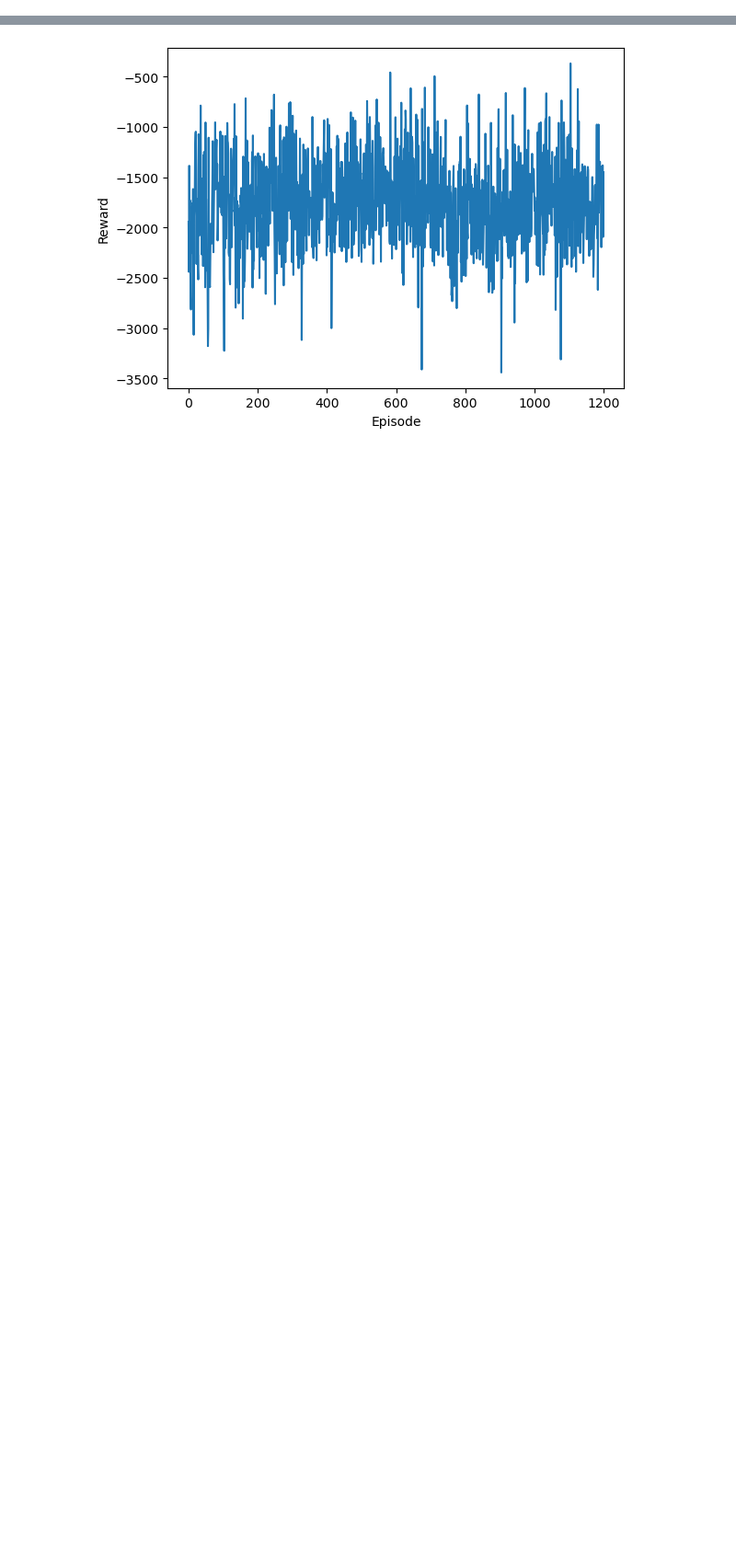
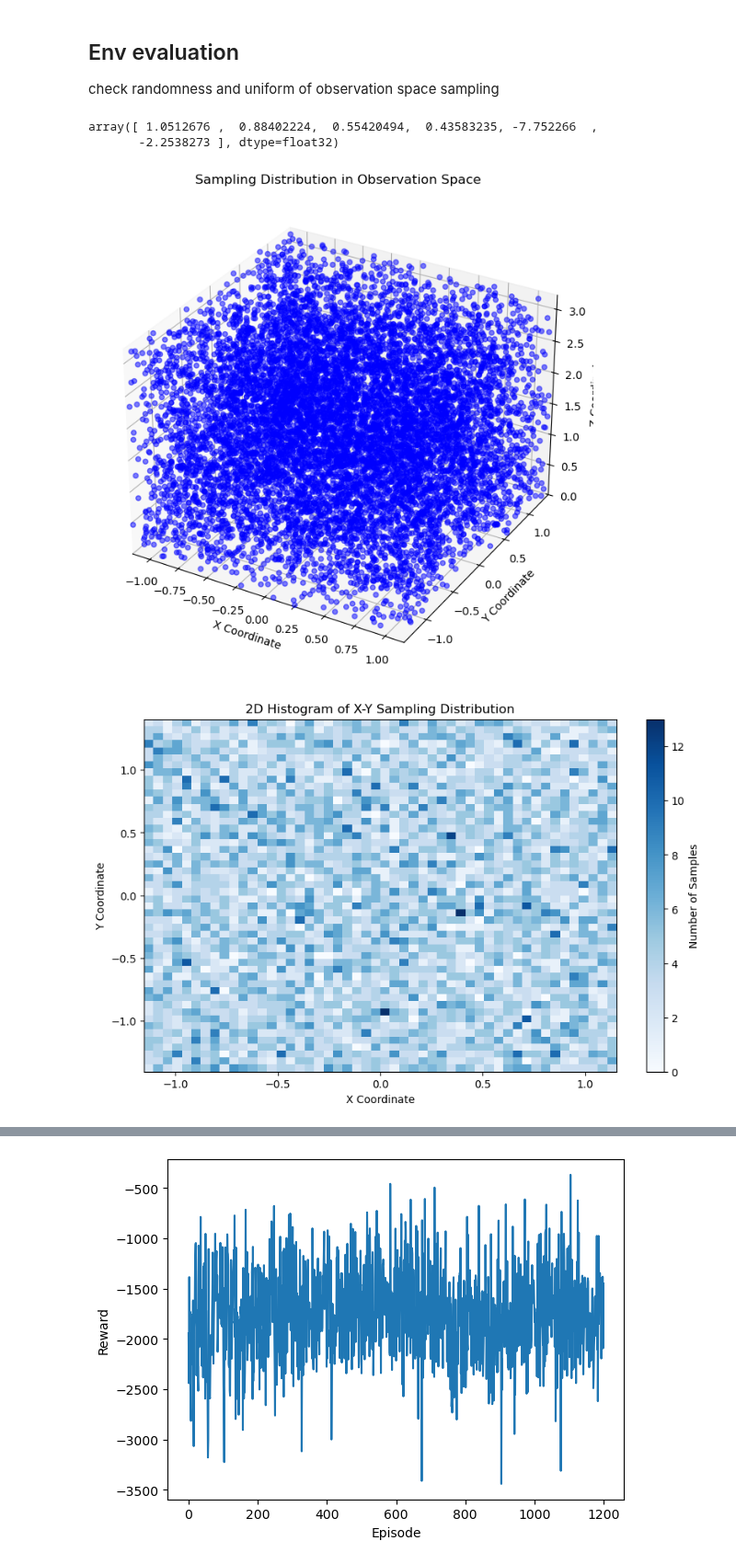
Before and after one commit to damurka5/RL_CDPR, a Jupyter notebook: mujoco_py/09_RL_ActorCritic_arbitrary_point.ipynb, the cells around one changed output, grey strips where cells are left out. Shown at 92% size. Drawn from its saved outputs; the diff is of its cells as text; code cells hidden in the pictures; blank space fills up the shorter version.

Commit message:
checked the sampling distribution over workspace, looks uniform

```diff
--- a/mujoco_py/09_RL_ActorCritic_arbitrary_point.ipynb
+++ b/mujoco_py/09_RL_ActorCritic_arbitrary_point.ipynb
@@ -35,14 +35,14 @@ class CDPR4_env(CDPR4):
         self.action_decoder = {
             i: np.array([int(b) for b in f'{i:04b}']) for i in range(16)
         }
-        self.observation_space = spaces.Box(low=np.array([-1.154, -1.404, .0, -self.max_speed, -self.max_speed, -self.max_speed]),
-                                            high=np.array([1.154, 1.404, 3.220,  self.max_speed, self.max_speed, self.max_speed]))
+        self.observation_space = spaces.Box(low=np.array([-1.154+0.15, -1.404+0.15, .0+0.15, -self.max_speed, -self.max_speed, -self.max_speed]),
+                                            high=np.array([1.154-0.15, 1.404-0.15, 3.220-0.15,  self.max_speed, self.max_speed, self.max_speed])) # decreased by 0.15m on each side to avoid over-tension
         self._max_episode_steps = 500 # default in gymnasium env is 1000
         self._elapsed_steps = 0
 
     def reset(self):
         state = self.observation_space.sample()
-        state_d = self.observation_space.sample()/2
+        state_d = self.observation_space.sample()
         self.desired_state = state_d
 
         self._elapsed_steps = 0
@@ -82,3 +82,66 @@ class CDPR4_env(CDPR4):
         return state, -costs, terminated, truncated, {} #
 # %%
 env = CDPR4_env()
+# %% [markdown]
+## Env evaluation
+check randomness and uniform of observation space sampling
+# %%
+env.observation_space.sample()
+# %% [output]
+array([ 1.0512676 ,  0.88402224,  0.55420494,  0.43583235, -7.752266  ,
+       -2.2538273 ], dtype=float32)
+# %%
+import numpy as np
+import matplotlib.pyplot as plt
+from mpl_toolkits.mplot3d import Axes3D
+
+# Number of samples to generate
+num_samples = 10000
+
+# Sample from the observation space
+samples = np.array([env.observation_space.sample() for _ in range(num_samples)])
+
+# Extract x, y, z coordinates from samples
+x = samples[:, 0]
+y = samples[:, 1]
+z = samples[:, 2]
+
+# Plotting the sampling distribution in 3D
+fig = plt.figure(figsize=(12, 8))
+ax = fig.add_subplot(111, projection='3d')
+ax.scatter(x, y, z, alpha=0.5, c='blue', marker='o')
+
+ax.set_title('Sampling Distribution in Observation Space')
+ax.set_xlabel('X Coordinate')
+ax.set_ylabel('Y Coordinate')
+ax.set_zlabel('Z Coordinate')
+ax.set_xlim([-1.154, 1.154])
+ax.set_ylim([-1.404, 1.404])
+ax.set_zlim([0.0, 3.220])
+
+plt.show()
+
+# Plotting a 2D histogram for x-y distribution
+plt.figure(figsize=(10, 6))
+plt.hist2d(x, y, bins=50, range=[[-1.154, 1.154], [-1.404, 1.404]], cmap='Blues')
+plt.colorbar(label='Number of Samples')
+plt.title('2D Histogram of X-Y Sampling Distribution')
+plt.xlabel('X Coordinate')
+plt.ylabel('Y Coordinate')
+plt.xlim([-1.154, 1.154])
+plt.ylim([-1.404, 1.404])
+plt.show()
+
+# Plotting a 2D histogram for x-z distribution
+plt.figure(figsize=(10, 6))
+plt.hist2d(x, z, bins=50, range=[[-1.154, 1.154], [0, 3.22]], cmap='Blues')
+plt.colorbar(label='Number of Samples')
+plt.title('2D Histogram of X-Z Sampling Distribution')
+plt.xlabel('X Coordinate')
+plt.ylabel('Z Coordinate')
+plt.xlim([-1.154, 1.154])
+plt.ylim([0, 3.22])
+plt.show()
+# %% [output]
+[figure, added]
+[figure, added]
```
Also changed, not shown: parts of 1 cell of this notebook.
